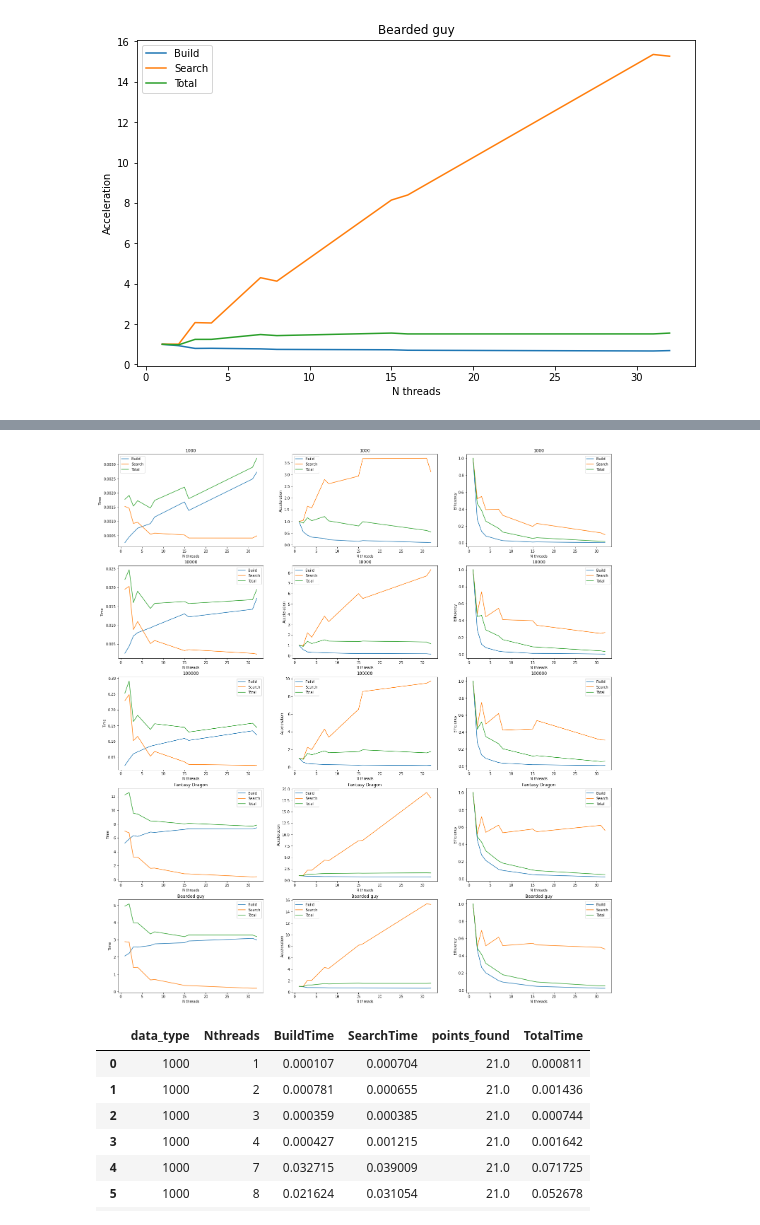
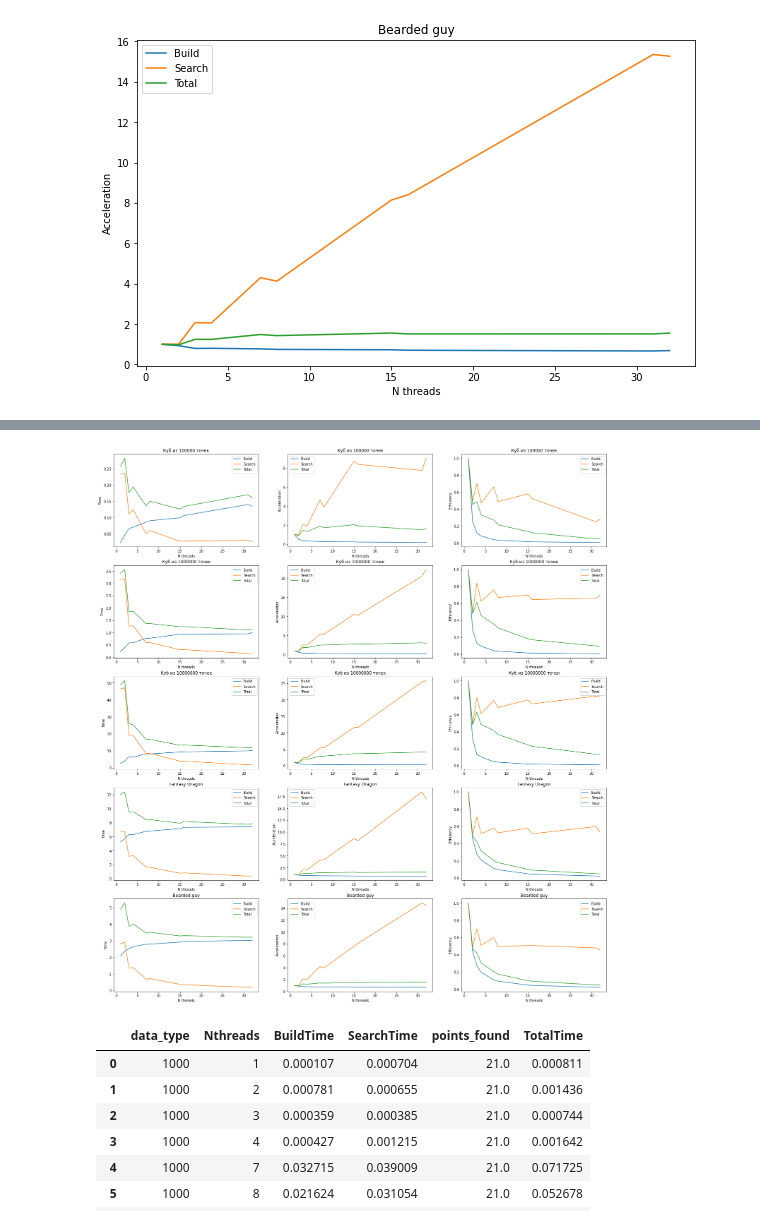
Before and after one commit to Arbuz-Nick/SpecSem, a Jupyter notebook: KDTree/results/analytics.ipynb, the cells around one changed output, grey strips where cells are left out. Cells and saved outputs as stored; diff of their text form; code cells hidden in the pictures.

```diff
--- a/KDTree/results/analytics.ipynb
+++ b/KDTree/results/analytics.ipynb
@@ -59,7 +59,7 @@ for i, size in enumerate(res.data_type.unique()):
 [figure]
 "\n# Loop over each column in the DataFrame\nfor i, size in enumerate(res.data_type.unique()):\n    \n    # Select the data for the current column\n    data = res[res.data_type == size]\n    # data2 = ...
 # %%
-new_res = pd.read_excel("./result_mpi_polus.xlsx", index_col=0)
+new_res = pd.read_excel("./result_mpi_polus_2.xlsx", index_col=0)
 # %%
 new_res
 # %% [output]
@@ -144,3 +144,32 @@ for i, size in enumerate(new_res.data_type.unique()):
 [figure]
 [figure]
 [figure]
+# %%
+# Loop over each column in the DataFrame
+
+labels = ['Time', 'Acceleration', 'Efficiency']
+for i, size in enumerate(new_res.data_type.unique()):
+
+    f, ax = plt.subplots(1, 3)
+    f.set_figwidth(25)
+    f.set_figheight(6)
+    for j in range(3):
+        # Select the data for the current column
+        data = new_res[new_res.data_type == size]
+
+        name = str(size).upper()
+        if name not in ('D', 'F'):
+            name = 'Куб из ' + name + ' точек'
+        if name == 'D':
+            name = 'Fantasy Dragon'
+        elif name == 'F':
+            name = 'Bearded guy'
+        ax[j].set_title(name)
+        ax[j].set_xlabel("N threads")
+        ax[j].set_ylabel(labels[j])
+
+        # Plot the data on the corresponding subplot
+        sns.lineplot(ax=ax[j], data=data, x='Nthreads', y='build_' + labels[j].lower(), label='Build')
+        sns.lineplot(ax=ax[j], data=data, x='Nthreads', y='search_' + labels[j].lower(), label='Search')
+        sns.lineplot(ax=ax[j], data=data, x='Nthreads', y='total_' + labels[j].lower(), label='Total')
+    plt.show()
@@ -147,36 +182,34 @@ for i, size in enumerate(new_res.data_type.unique()):
 # %%
 # Loop over each column in the DataFrame
+
 f, ax = plt.subplots(5, 3)
 f.set_figwidth(25)
 f.set_figheight(28)
 labels = ['Time', 'Acceleration', 'Efficiency']
-for j in range(3):
-    for i, size in enumerate(new_res.data_type.unique()):
+for i, size in enumerate(new_res.data_type.unique()):
 
+    for j in range(3):
         # Select the data for the current column
         data = new_res[new_res.data_type == size]
 
-
-
-
         name = str(size).upper()
+        if name not in ('D', 'F'):
+            name = 'Куб из ' + name + ' точек'
         if name == 'D':
             name = 'Fantasy Dragon'
         elif name == 'F':
             name = 'Bearded guy'
         ax[i, j].set_title(name)
         ax[i, j].set_xlabel("N threads")
         ax[i, j].set_ylabel(labels[j])
 
         # Plot the data on the corresponding subplot
         sns.lineplot(ax=ax[i, j], data=data, x='Nthreads', y='build_' + labels[j].lower(), label='Build')
         sns.lineplot(ax=ax[i, j], data=data, x='Nthreads', y='search_' + labels[j].lower(), label='Search')
         sns.lineplot(ax=ax[i, j], data=data, x='Nthreads', y='total_' + labels[j].lower(), label='Total')
-
-
 plt.show()
 # %% [output]
-[figure, old version]
+[figure, new version]
 # %%
 local = pd.read_csv("./../main/result_mpi_local.csv", sep=';')
 local['TotalTime'] = local['BuildTime'] + local['SearchTime']
```
Also changed, not shown: parts of 4 cells of this notebook, 9 other files.
